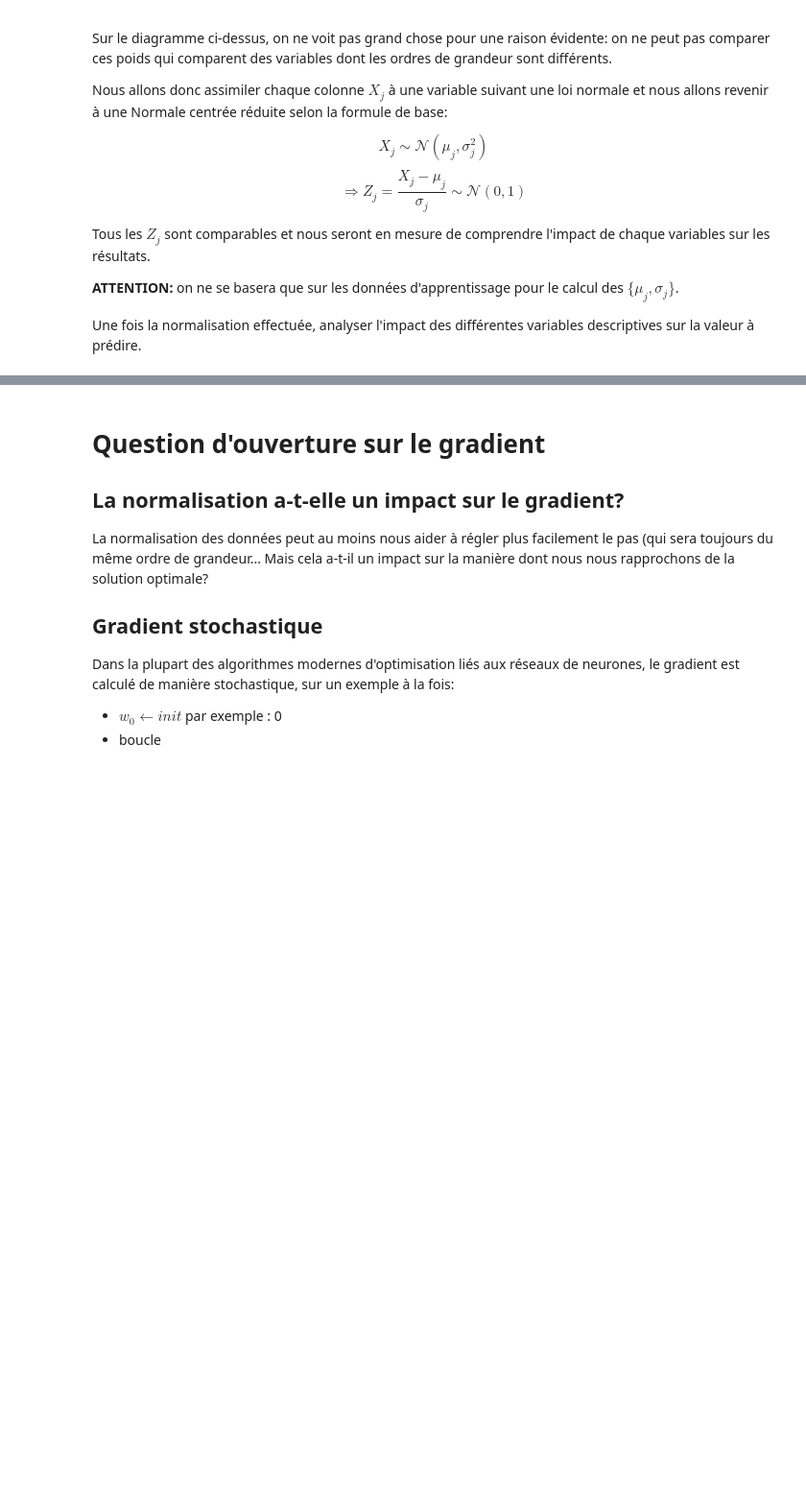
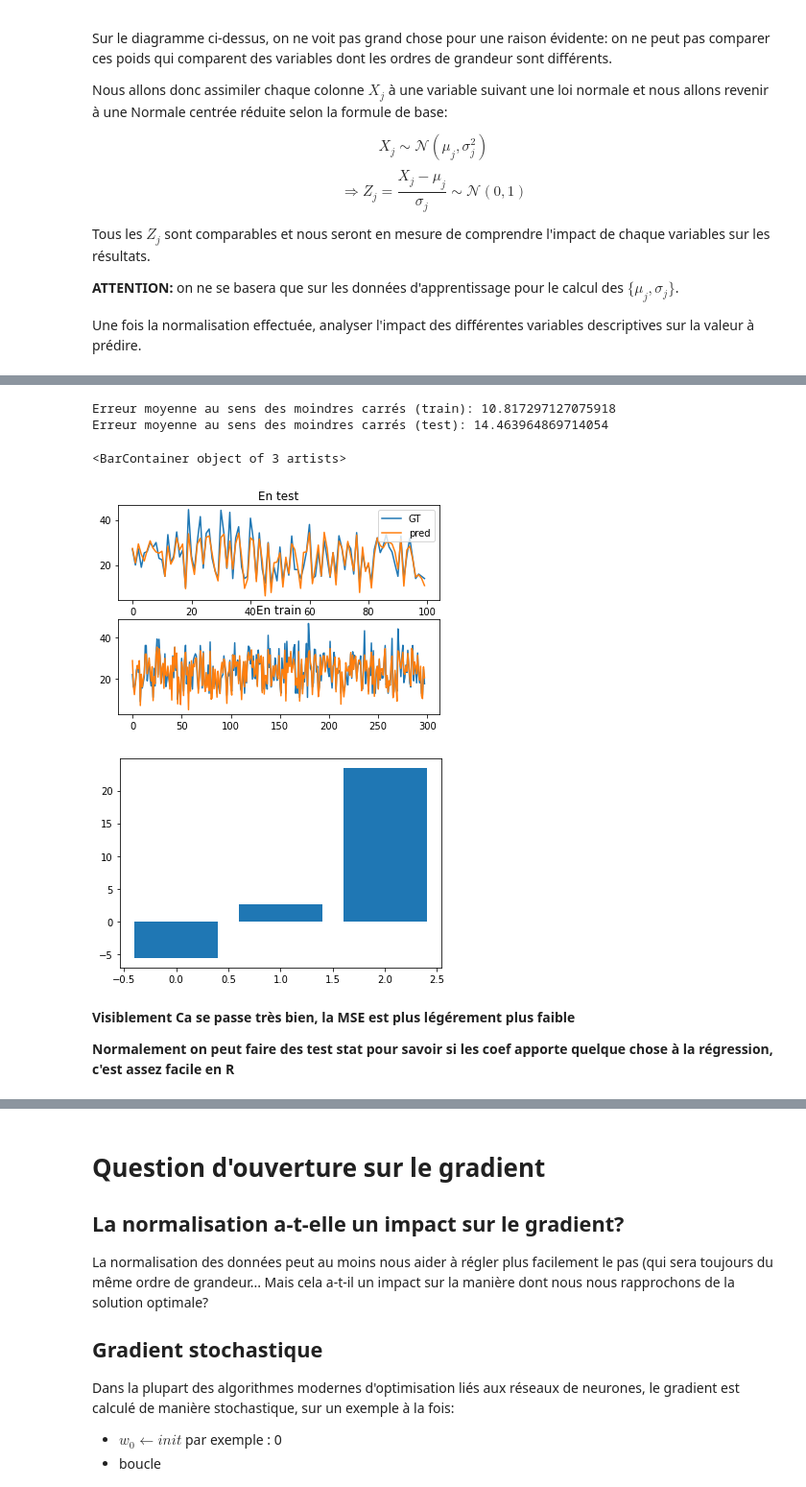
Before and after one commit to CharlesAttend/M1-S1-DAC, a Jupyter notebook: MAPSI/TME/tme9/tme9_etu.ipynb, the cells around one changed output, grey strips where cells are left out. Shown at 96% size. Cells and saved outputs as stored; diff of their text form; code cells hidden in the pictures; blank space fills up the shorter version.

```diff
--- a/MAPSI/TME/tme9/tme9_etu.ipynb
+++ b/MAPSI/TME/tme9/tme9_etu.ipynb
@@ -326 +400,23 @@ X_train.shape
+# %%
+Xn_train, Xn_test = normalisation(X_train[:, [3,5]], X_test[:, [3,5]])
+w = get_w(Xn_train, y_train)
+
+yhat   = Xn_train @ w
+yhat_t = Xn_test @ w
+print('Erreur moyenne au sens des moindres carrés (train):', erreur_mc(yhat, y_train))
+print('Erreur moyenne au sens des moindres carrés (test):', erreur_mc(yhat_t, y_test))
+plot_y(y_train, y_test, yhat, yhat_t)
+
+plt.figure()
+plt.bar(np.arange(len(w)), w)
+# %% [output]
+Erreur moyenne au sens des moindres carrés (train): 10.817297127075918
+Erreur moyenne au sens des moindres carrés (test): 14.463964869714054
+<BarContainer object of 3 artists>
+[figure, added]
+[figure, added]
+# %% [markdown]
+**Visiblement Ca se passe très bien, la MSE est plus légérement plus faible**
+
+**Normalement on peut faire des test stat pour savoir si les coef apporte quelque chose à la régression, c'est assez facile en R**
 # %% [markdown]
```
Also changed, not shown: parts of 26 cells of this notebook.
